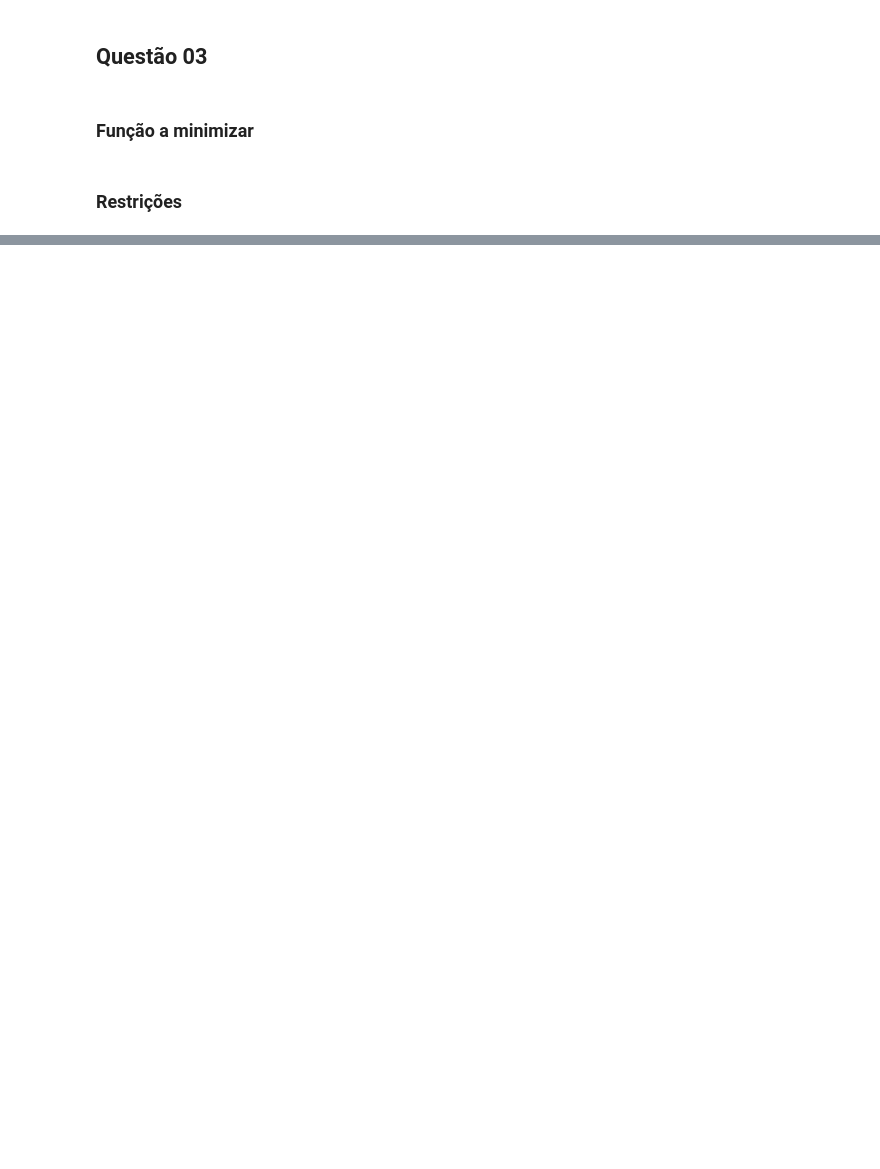
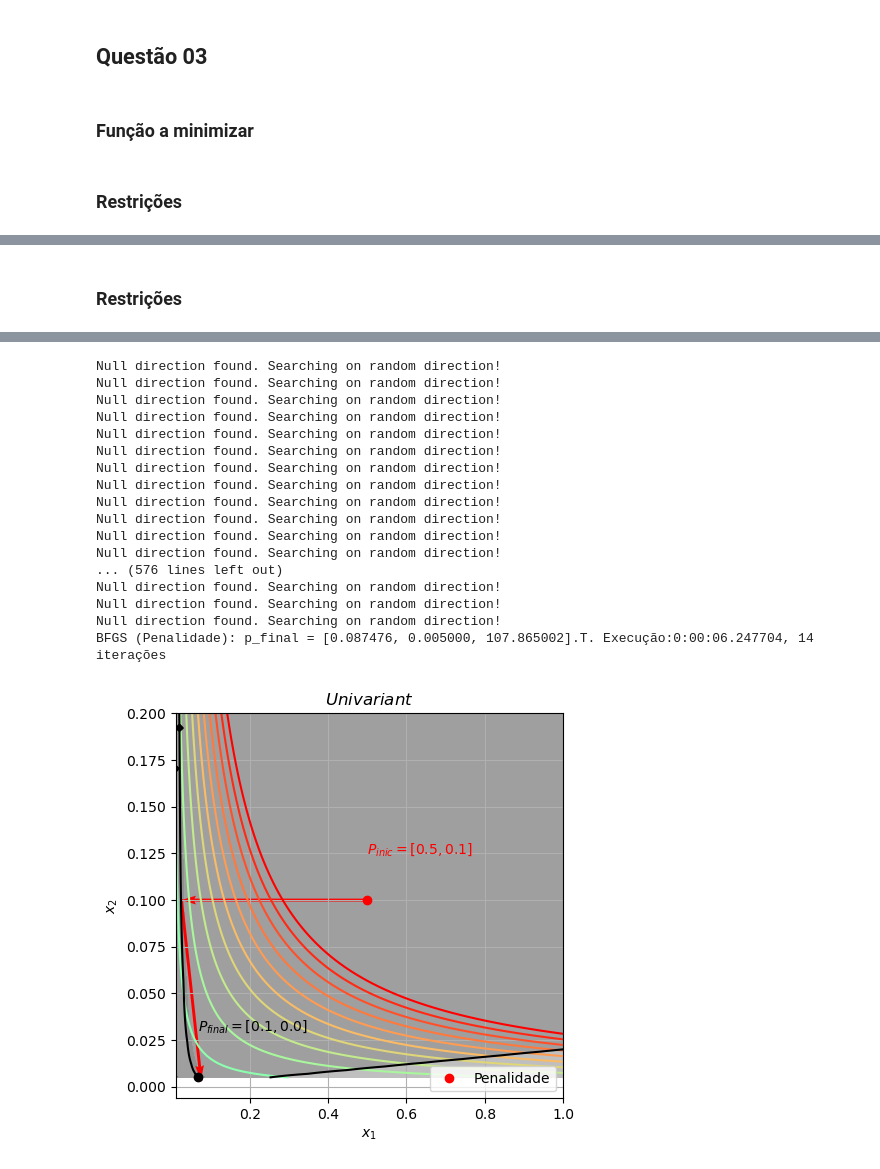
Before and after one commit to prj-phcp/MEC2403_Activities, a Jupyter notebook: Trabalho2/Trabalho2.ipynb, the cells around one changed output, grey strips where cells are left out. Cells and saved outputs as stored; diff of their text form; code cells hidden in the pictures; blank space fills up the shorter version.

```diff
--- a/Trabalho2/Trabalho2.ipynb
+++ b/Trabalho2/Trabalho2.ipynb
@@ -263,0 +538,7 @@ for name, optimizer in optimizrs:
+# %%
+P = 100000.0 # N
+L = 5.0 # m
+E = 210e9 # Pa
+sigma_a = 250e6 # Pa
+DELTA = 0.25 # m
+rho = 7850.0 # kg/m
@@ -263,0 +569,2 @@ for name, optimizer in optimizrs:
+# %% [markdown]
+### Restrições
@@ -263,0 +731,52 @@ for name, optimizer in optimizrs:
+# %%
+cases = [
+    ('Penalidade', np.array([0.5, 0.1]),
+     [constraints.PenaltyInequityConstraint(cf, r0=1.0, beta=10.0) for cf in cfs], 'r',
+     steps.GoldenSectionStep(da = 0.01, tol = 1e-8, check_direction=True, normalize=True, verbose=False)),
+    ('Barreira'  , np.array([0.5, 0.1]),
+     [constraints.BarrierInequityConstraint(cf, r0=1e1, beta=0.5) for cf in cfs], 'b',
+     steps.GoldenSectionStep(da = 0.01, tol = 1e-8, check_direction=True, normalize=True, verbose=False))
+]
+
+constrained_optimizer = constropt.ConstrainedOptimizer(tol=1e-6, verbose=False, max_iter=50)
+# %%
+item = '4'
+
+x = np.linspace(0.01, 1.0, 100)
+y = np.linspace(0.005, 0.2, 100)
+X, Y = np.meshgrid(x, y)
+Z = f(X, Y)
+#levels =[0, 1, 2, 5, 7, 10, 20, 30, 40, 50, 70]
+levels = np.linspace(-7000,7000, 20)
+cZs = [cf(X, Y) for cf in cfs]
+
+for name, optimizer in optimizrs:
+    fig, ax = plt.subplots(1,1, figsize=(5, 5))
+    ax.contour(X, Y, Z, levels ,cmap='rainbow')
+    for cZ in cZs[:-3]:
+        ax.contour(X, Y, cZ, [0],cmap='gray')
+        ax.contourf(X, Y, cZ, [-100000, 0],cmap='gray', alpha=0.5)
+    for case_name, p_inicial, constrs, color, step in cases:
+        if case_name == 'Barreira' and name not in []: break
+        print(f'Iniciando {name} ({case_name}): p_inicial = [{p_inicial[0]:.6f}, {p_inicial[1]:.6f}].T')
+        t_init = datetime.datetime.now()
+        f_otim = constraints.ConstrainedSpecialFunction(f, cfuncs=constrs)
+        p_final = constrained_optimizer(f_otim, p_inicial, optimizer, step)
+        t_final = datetime.datetime.now()
+        print(f'{name} ({case_name}): p_final = [{p_final[0]:.6f}, {p_final[1]:.6f}, {f(*p_final):.6f}].T. Execução:{t_final - t_init}, {constrained_optimizer.iter} iterações')
+        ax.plot(*p_inicial, f'{color}o',label=case_name)
+        ax.text(p_inicial[0]-0.0, p_inicial[1]+0.025, f'$P_{{inic}} = [{p_inicial[0]}, {p_inicial[1]}]$', color=color)
+        ax.plot(*p_final, 'ko')
+        ax.text(p_final[0]-0.0, p_final[1]+0.025, f'$P_{{final}} = [{p_final[0]:.1f}, {p_final[1]:.1f}]$', color='k')
+        cache = constrained_optimizer.cache_x
+        for i in range(len(cache)-1):
+            p_i = cache[i]
+            p_f = cache[i+1]
+            ax.quiver(p_i[0], p_i[1], p_f[0]-p_i[0], p_f[1]-p_i[1], color=color, angles='xy', scale_units='xy', scale=1)#, label='Passo completo')
+    ax.grid()
+    ax.legend(loc='lower right')
+    ax.set_xlabel('$x_1$')
+    ax.set_ylabel('$x_2$')
+    ax.set_title(f'${name}$')
+    fig.savefig(f'images/q{item}_{name}.pdf')
+# %% [output]
@@ -263,0 +817,18 @@ for name, optimizer in optimizrs:
+Null direction found. Searching on random direction!
+Null direction found. Searching on random direction!
+Null direction found. Searching on random direction!
+Null direction found. Searching on random direction!
+Null direction found. Searching on random direction!
+Null direction found. Searching on random direction!
+Null direction found. Searching on random direction!
+Null direction found. Searching on random direction!
+Null direction found. Searching on random direction!
+Null direction found. Searching on random direction!
+Null direction found. Searching on random direction!
+Null direction found. Searching on random direction!
+... (576 lines left out)
+Null direction found. Searching on random direction!
+Null direction found. Searching on random direction!
+Null direction found. Searching on random direction!
+BFGS (Penalidade): p_final = [0.087476, 0.005000, 107.865002].T. Execução:0:00:06.247704, 14 iterações
+[figure, added]
```
Also changed, not shown: parts of 19 cells of this notebook, 29 other files.
